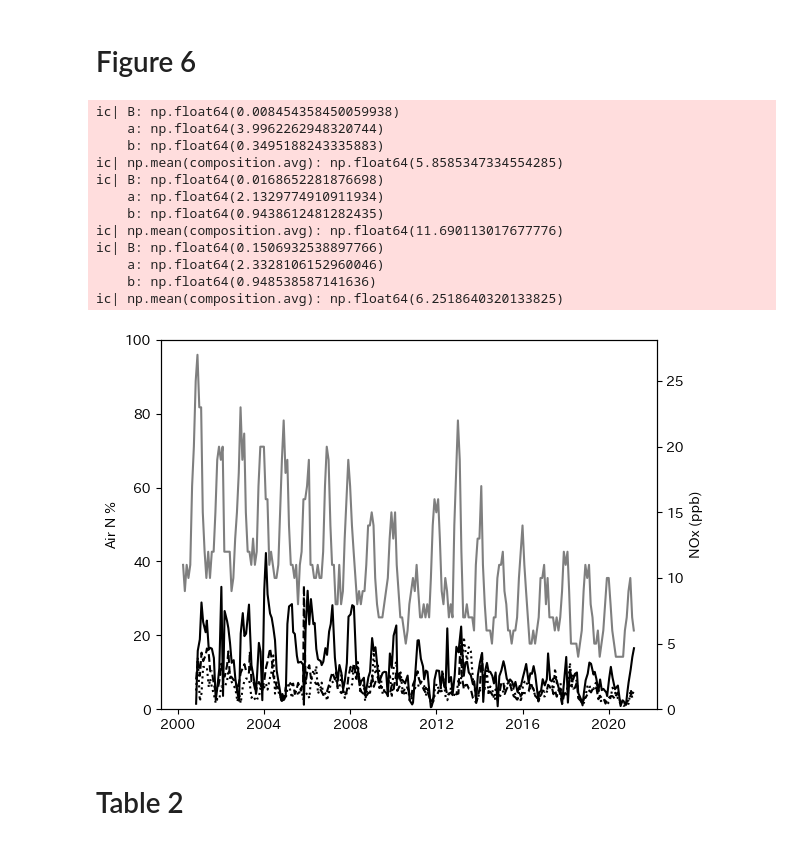
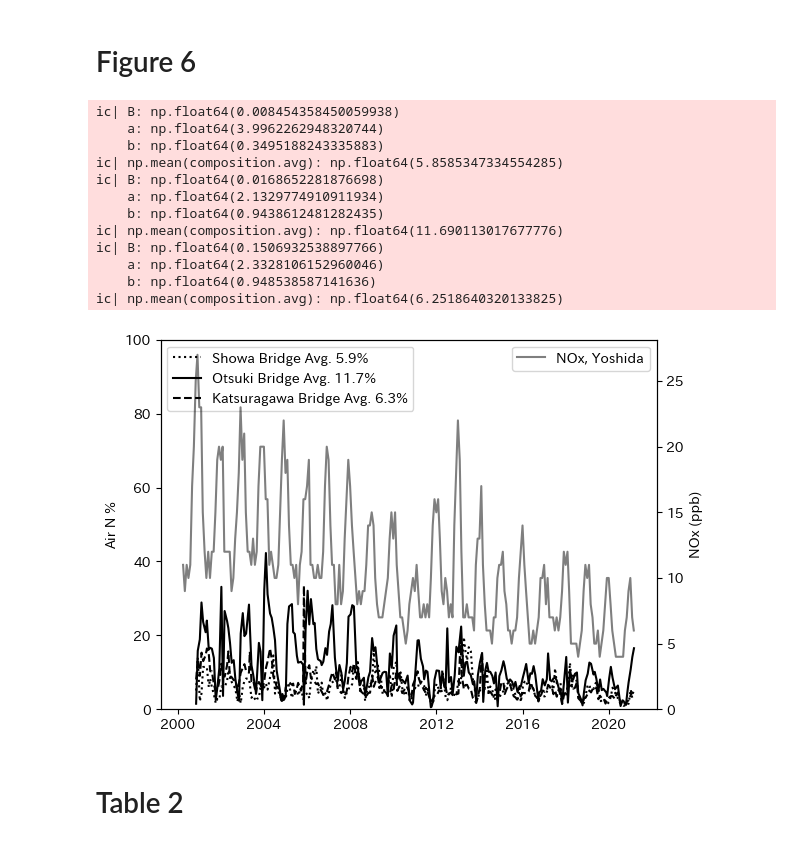
Before and after one commit to vitroid/KM2025, a Jupyter notebook: v4.ipynb, the cells around one changed output. Drawn from its saved outputs; the diff is of its cells as text; code cells hidden in the pictures.

```diff
--- a/v4.ipynb
+++ b/v4.ipynb
@@ -431,7 +433,7 @@ import numpy as np
 
 
 def plot_river_composition(
-    ax, x, pred, error, pred_air, error_air, ylabel="Air N %", line="-"
+    ax, x, pred, error, pred_air, error_air, ylabel="Air N %", line="-", label=""
 ):
     total = AvgStd(avg=pred, std=error)
     air = AvgStd(
@@ -441,15 +443,17 @@ def plot_river_composition(
 
     composition = mulc(div(air, total), 100)
     ic(np.mean(composition.avg))
-    ax.plot(x, composition.avg, line, label=f"Avg. {np.mean(composition.avg):.1f}%")
+    ax.plot(
+        x, composition.avg, line, label=f"{label} Avg. {np.mean(composition.avg):.1f}%"
+    )
     ax.set_ylim(0, 100)
     ax.set_ylabel(ylabel)
 
 
 panels = {
-    "a": dict(flow="昭和橋", air="19202030", line="k:"),
-    "b": dict(flow="大月橋", air="19206010", line="k-"),
-    "c": dict(flow="桂川橋", air="19441030", line="k--"),
+    "a": dict(flow="昭和橋", air="19202030", line="k:", label="Showa Bridge"),
+    "b": dict(flow="大月橋", air="19206010", line="k-", label="Otsuki Bridge"),
+    "c": dict(flow="桂川橋", air="19441030", line="k--", label="Katsuragawa Bridge"),
 }
 
 
@@ -460,6 +464,7 @@ for panel, observatory in panels.items():
     obs_flow = observatory["flow"]
     obs_air = observatory["air"]
     line = observatory["line"]
+    label = observatory["label"]
 
     #### 水質と流量 #################################################
     river_N = flow_reader.read_river_N("flow/data", obs_flow)
@@ -500,37 +505,38 @@ for panel, observatory in panels.items():
     # -------------------------------------------------------------
     plot_river_composition(
         ax1,
         dt,
         pred,
         error,
         pred_air,
         error_air,
         line=line,
+        label=label,
         # title=f"{obs_flow} 大気由来",
     )
-# plt.legend()
+ax1.legend(loc="upper left")
 # →の軸で、窒素濃度をプロットする。
-ax2.plot(NOx.index, NOx["19202030"], "k-", alpha=0.5)
+ax2.plot(NOx.index, NOx["19202030"], "k-", alpha=0.5, label="NOx, Yoshida")
 ax2.set_ylim(0, None)
 ax2.set_ylabel("NOx (ppb)")
-
+ax2.legend(loc="upper right")
 fig.savefig(f"Figure6.pdf")
 plt.show()
 # -------------------------------------------------------------
 # %% [output]
 ic| B: np.float64(0.008454358450059938)
     a: np.float64(3.9962262948320744)
     b: np.float64(0.3495188243335883)
 ic| np.mean(composition.avg): np.float64(5.8585347334554285)
 ic| B: np.float64(0.0168652281876698)
     a: np.float64(2.1329774910911934)
     b: np.float64(0.9438612481282435)
 ic| np.mean(composition.avg): np.float64(11.690113017677776)
 ic| B: np.float64(0.1506932538897766)
     a: np.float64(2.3328106152960046)
     b: np.float64(0.948538587141636)
 ic| np.mean(composition.avg): np.float64(6.2518640320133825)
-[figure, old version]
+[figure, new version]
 # %% [markdown]
 # Table 2
 # %%
```
Also changed, not shown: parts of 7 cells of this notebook, 2 other files.
